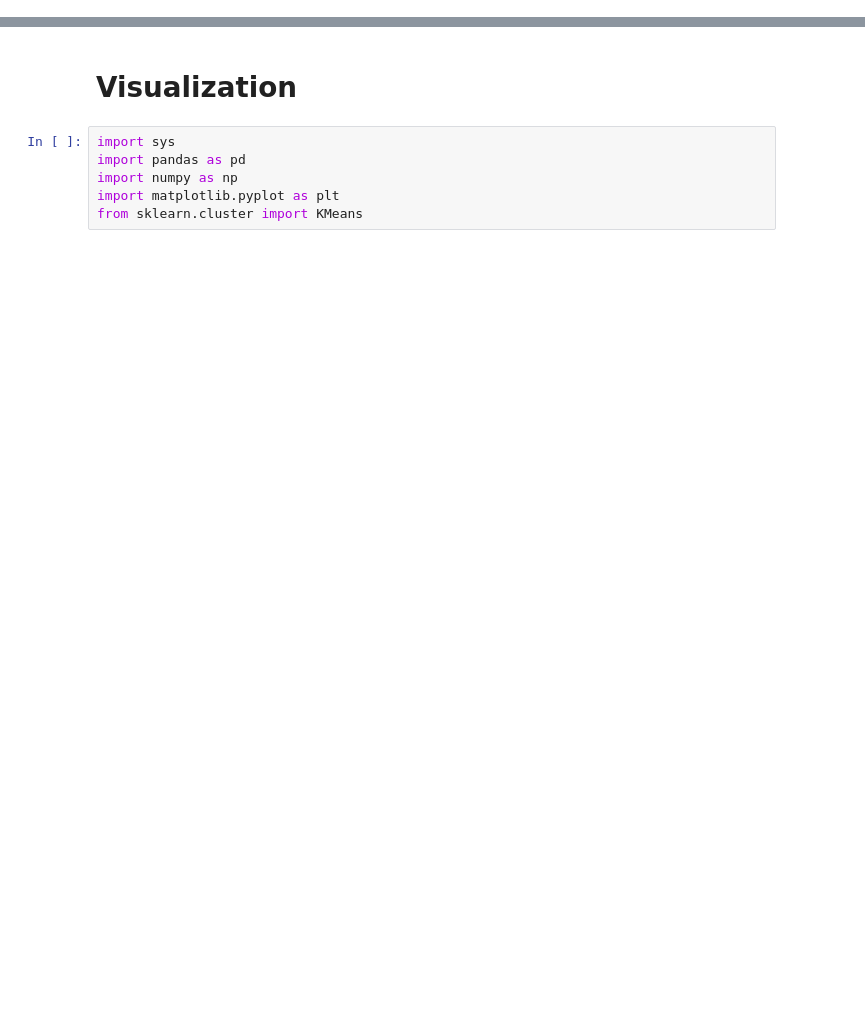
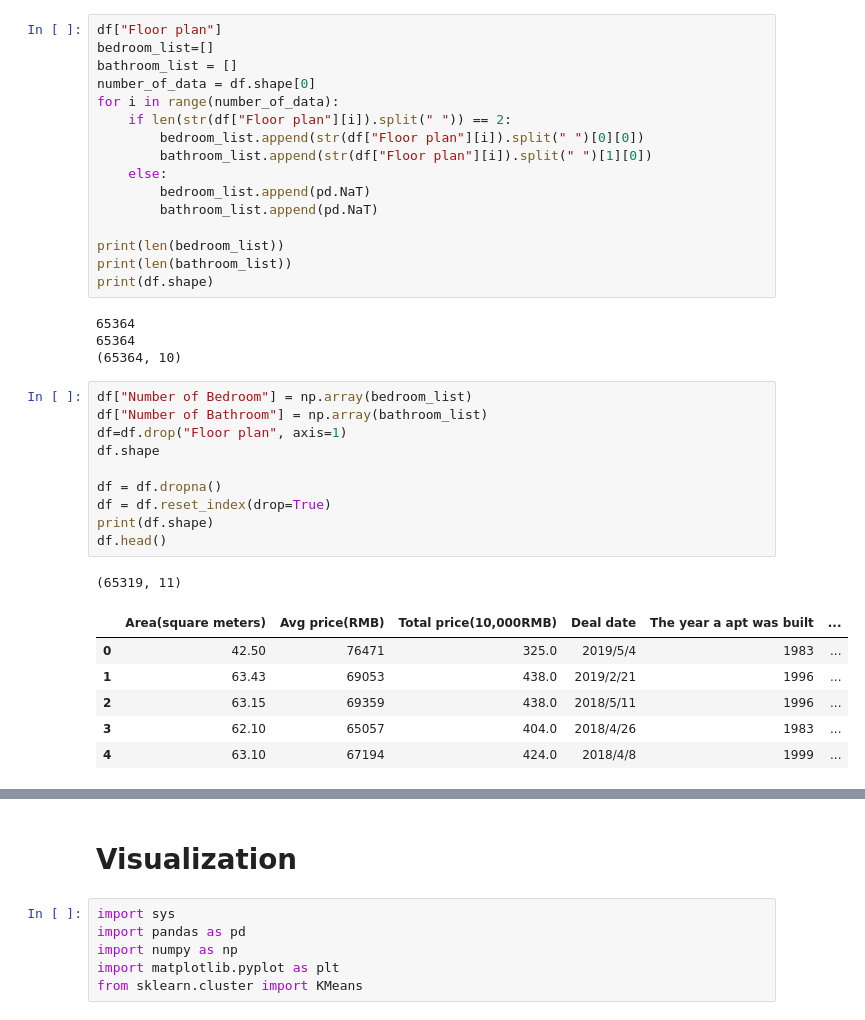
Before and after one commit to ShuweiLeung/ECE-143, a Jupyter notebook: visualization_prediction.ipynb, the cells around one changed output, grey strips where cells are left out. Saved outputs shown, nothing was run; the diff lists cells and outputs as text; blank space fills up the shorter version.

```diff
--- a/visualization_prediction.ipynb
+++ b/visualization_prediction.ipynb
@@ -0,0 +52,38 @@
+# %%
+df["Floor plan"]
+bedroom_list=[]
+bathroom_list = []
+number_of_data = df.shape[0]
+for i in range(number_of_data):
+    if len(str(df["Floor plan"][i]).split(" ")) == 2:
+        bedroom_list.append(str(df["Floor plan"][i]).split(" ")[0][0])
+        bathroom_list.append(str(df["Floor plan"][i]).split(" ")[1][0])
+    else:
+        bedroom_list.append(pd.NaT)
+        bathroom_list.append(pd.NaT)
+
+print(len(bedroom_list))
+print(len(bathroom_list))
+print(df.shape)
+# %% [output]
+65364
+65364
+(65364, 10)
+# %%
+df["Number of Bedroom"] = np.array(bedroom_list)
+df["Number of Bathroom"] = np.array(bathroom_list)
+df=df.drop("Floor plan", axis=1)
+df.shape
+
+df = df.dropna()
+df = df.reset_index(drop=True)
+print(df.shape)
+df.head()
+# %% [output]
+(65319, 11)
+|  | Area(square meters) | Avg price(RMB) | Total price(10,000RMB) | Deal date | The year a apt was built | ... |
+| 0 | 42.50 | 76471 | 325.0 | 2019/5/4 | 1983 | ... |
+| 1 | 63.43 | 69053 | 438.0 | 2019/2/21 | 1996 | ... |
+| 2 | 63.15 | 69359 | 438.0 | 2018/5/11 | 1996 | ... |
+| 3 | 62.10 | 65057 | 404.0 | 2018/4/26 | 1983 | ... |
+| 4 | 63.10 | 67194 | 424.0 | 2018/4/8 | 1999 | ... |
```
Also changed, not shown: parts of 19 cells of this notebook, 2 other files.
